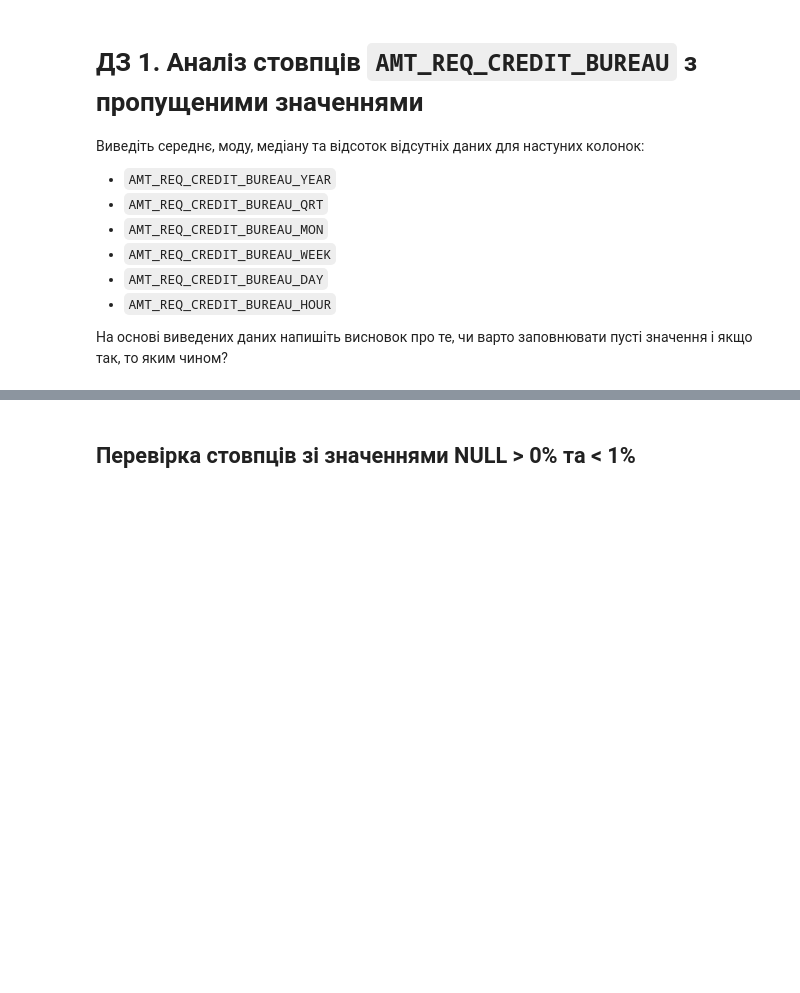
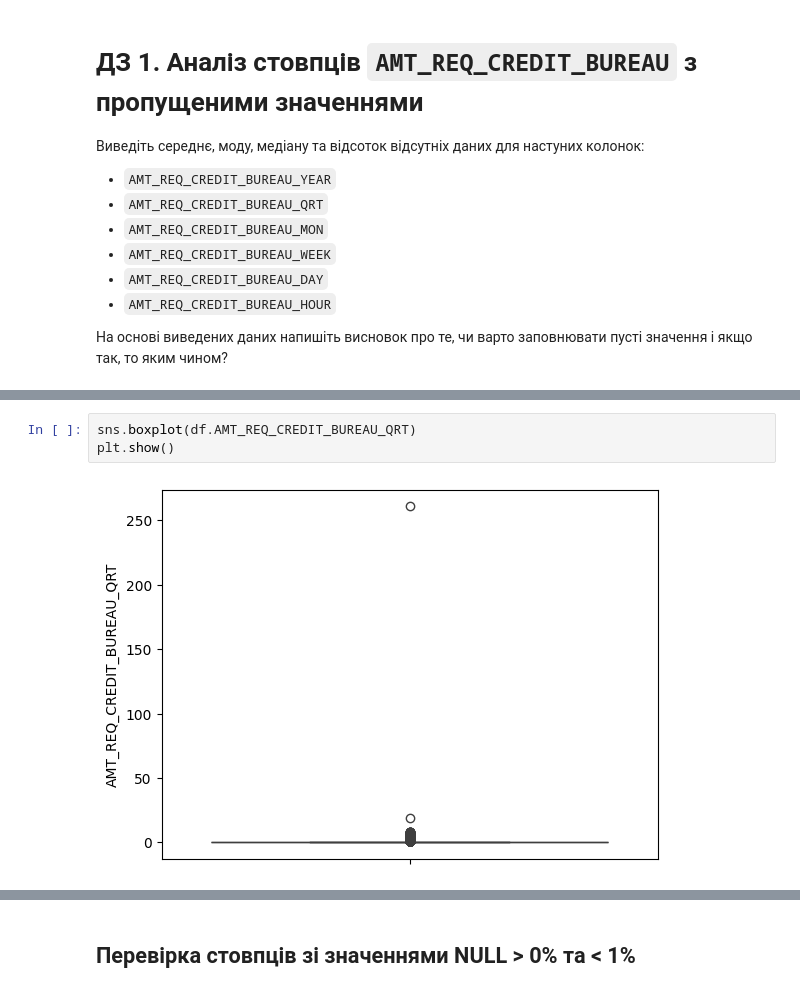
Before and after one commit to nikishkaaa/ML-Course, a Jupyter notebook: 1_Credit_EDA.ipynb, the cells around one changed output, grey strips where cells are left out. Drawn from its saved outputs; the diff is of its cells as text; blank space fills up the shorter version.

```diff
--- a/1_Credit_EDA.ipynb
+++ b/1_Credit_EDA.ipynb
@@ -506,0 +560,5 @@ df.EXT_SOURCE_3.mean()
+# %%
+sns.boxplot(df.AMT_REQ_CREDIT_BUREAU_QRT)
+plt.show()
+# %% [output]
+[figure, added]
```
Also changed, not shown: parts of 52 cells of this notebook.
